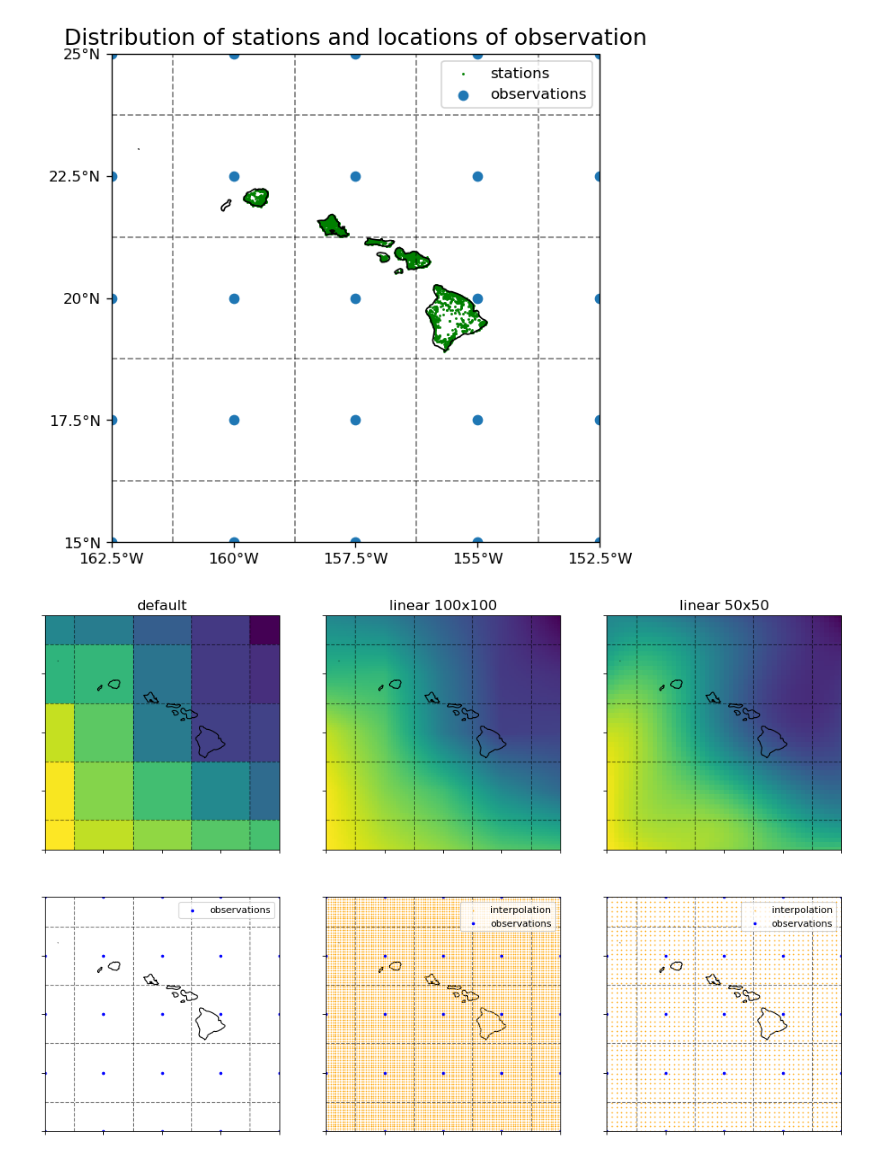
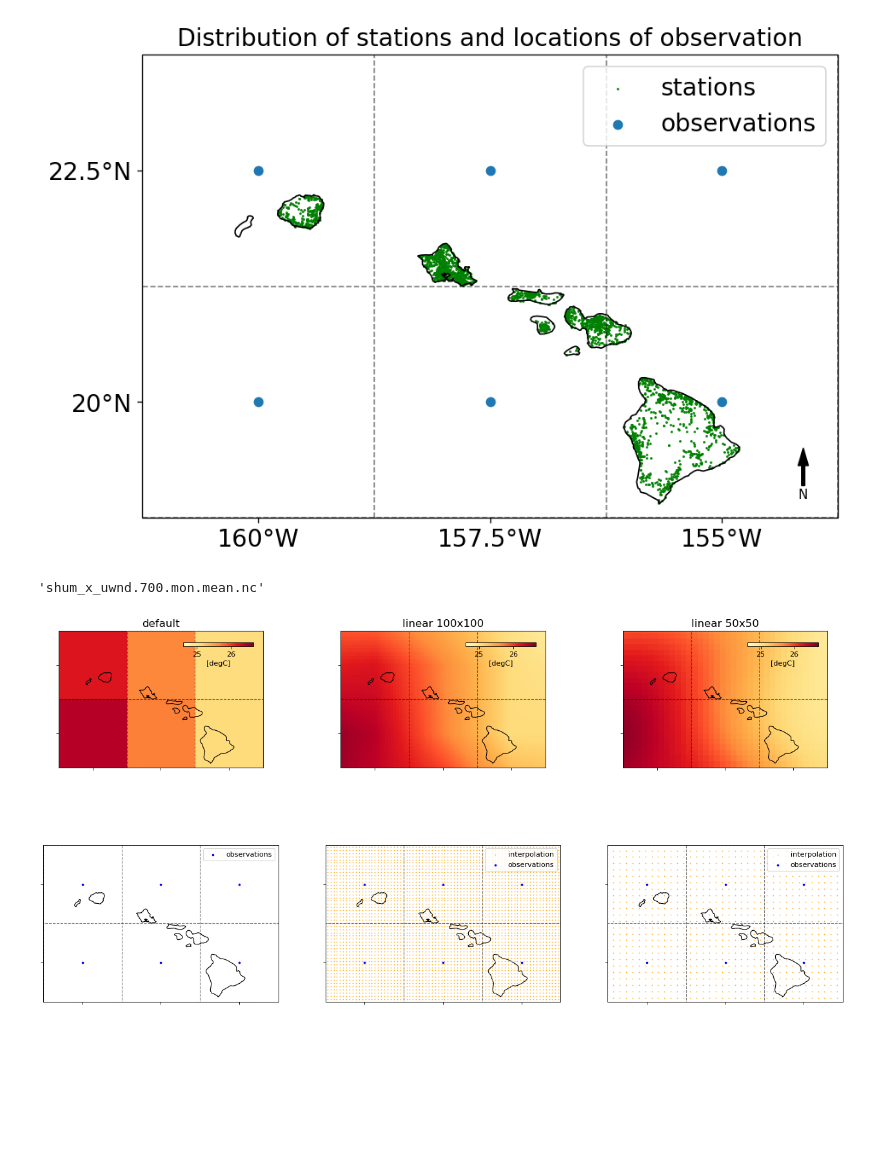
Before and after one commit to yusukemh/StatisticalDownscaling, a Jupyter notebook: finalize/02_dataset_explorer.ipynb, the cells around one changed output. Cells and saved outputs as stored; diff of their text form; code cells hidden in the pictures; blank space fills up the shorter version.

```diff
--- a/finalize/02_dataset_explorer.ipynb
+++ b/finalize/02_dataset_explorer.ipynb
@@ -19,41 +19,59 @@ filename_stations = os.path.join(raw_data_dir, 'FilledDataset2012.xlsx')
 dest_filename = os.path.join(dest_dir, 'dataset_6grid.csv')
 # %%
 # Visualize the locations of the stations
+fontsize = 17
 df_locations = pd.read_csv(filename_skn_locations)
 lat_hawaii = [15, 17.5, 20, 22.5, 25]
 lon_hawaii = [-162.5, -160, -157.5, -155, -152.5]
 xx, yy = np.meshgrid(lon_hawaii, lat_hawaii)
 
 plt.figure(figsize=(10, 6), dpi=120)
 ax = plt.axes(projection=ccrs.PlateCarree())
 
 xmin, xmax = -162.5, -152.5
-ymin, ymax = 15, 25
+ymin, ymax = 15 + 2.5, 25
+
+ax.tick_params(axis='both', which='major', labelsize=fontsize)
 
 ax.set_xticks(np.arange(xmin, xmax+1, 2.5))
 ax.set_yticks(np.arange(ymin, ymax+1, 2.5))
-ax.set_xlim(xmin, xmax)
-ax.set_ylim(ymin, ymax)
+
+ax.set_xlim(xmin + 1.25, xmax - 1.25)
+ax.set_ylim(ymin + 1.25, ymax - 1.25)
+
+
 lon_formatter = cticker.LongitudeFormatter()
 lat_formatter = cticker.LatitudeFormatter()
 ax.xaxis.set_major_formatter(lon_formatter)
 ax.yaxis.set_major_formatter(lat_formatter)
 ax.grid(linewidth=2, color='black', linestyle='--')
 
 stations = plt.scatter(df_locations["Lon_DD"], df_locations["Lat_DD"], s=0.5, marker='o', color="green", label="stations")
 observations = plt.scatter(xx, yy, label="observations")
 plt.vlines(x=np.arange(xmin, xmax+1, 2.5) - 1.25, ymin=ymin, ymax=ymax, color="k", linewidth=1, linestyle="--", alpha=0.5)
 plt.hlines(y=np.arange(ymin, ymax+1, 2.5) - 1.25 , xmin=xmin, xmax=xmax, color="k", linewidth=1, linestyle="--", alpha=0.5)
-plt.title("Distribution of stations and locations of observation", fontsize=(15))
-plt.legend()
+plt.title("Distribution of stations and locations of observation", fontsize=(fontsize))
+plt.legend(fontsize=fontsize)
 ax.coastlines(resolution='10m')
+
+x, y, arrow_length = 0.95, 0.15, 0.1
+ax.annotate('N', xy=(x, y), xytext=(x, y-arrow_length),
+            arrowprops=dict(facecolor='black', width=2, headwidth=7),
+            ha='center', va='center', fontsize=9,
+            xycoords=ax.transAxes)
 print()
+plt.savefig('plots/02_stations_and_obs')
 # %% [output]
-[figure, old version]
+[figure, new version]
+# %%
+NC_FILE_NAMES[8]
+# %% [output]
+'shum_x_uwnd.700.mon.mean.nc'
 # %%
 # load a sample dataset
-ds_air2m = xr.open_dataset(os.path.join(raw_data_dir, f"reanalysis_data/{NC_FILE_NAMES[0]}"))
-data_matrix = ds_air2m.loc[dict(time="1948-06-01", lon=np.array(lon_hawaii) + 360, lat=lat_hawaii)]["air"]
+i = 14
+ds_air2m = xr.open_dataset(os.path.join(raw_data_dir, f"reanalysis_data/{NC_FILE_NAMES[i]}"))
+data_matrix = ds_air2m.loc[dict(time="1948-06-01", lon=np.array(lon_hawaii) + 360, lat=lat_hawaii)][NC_ATTRIBUTES[i]]
 
 # apply linear interpolation
 data_matrix_interp_100 = data_matrix.interp(
@@ -81,13 +99,37 @@ data_matrix_interp_50 = data_matrix.interp(
 )
 
 fig, axs = plt.subplots(
-    2, 3, figsize=(15, 10), dpi=80,
+    2, 3, figsize=(20, 10), dpi=80,
     subplot_kw={'projection': ccrs.PlateCarree()},
+    gridspec_kw={'wspace': 0.2, 'hspace': 0, 'width_ratios': [1, 1, 1]}
 )
 
-data_matrix.plot(ax=axs[0, 0], add_colorbar=False)
-data_matrix_interp_100.plot(ax=axs[0, 1], add_colorbar=False)
-data_matrix_interp_50.plot(ax=axs[0, 2], add_colorbar=False)
+data_matrix.plot(
+    ax=axs[0, 0],
+    add_colorbar=True,
+    cmap='YlOrRd',
+    cbar_kwargs={
+        'shrink':0.3,
+        'orientation':'horizontal',
+        'anchor':(0.85, 7),
+        'label': '[degC]'
+    })
+data_matrix_interp_100.plot(
+    ax=axs[0, 1],
+    add_colorbar=True,
+    cmap='YlOrRd',
+    cbar_kwargs={
+        'shrink':0.3, 'orientation':'horizontal', 'anchor':(0.85, 7),
+        'label': '[degC]'
+    })
+data_matrix_interp_50.plot(
+    ax=axs[0, 2],
+    add_colorbar=True,
+    cmap='YlOrRd',
+    cbar_kwargs={
+        'shrink':0.3, 'orientation':'horizontal', 'anchor':(0.85, 7),
+        'label': '[degC]'
+    })
 
 for ax in axs.flatten():
     ax.set_xticks(np.arange(xmin, xmax+1, 2.5))
@@ -96,6 +138,8 @@ for ax in axs.flatten():
 
     ax.set_xlim(xmin, xmax)
     ax.set_ylim(ymin, ymax)
+    ax.set_xlim(xmin + 1.25, xmax - 1.25)
+    ax.set_ylim(ymin + 1.25, ymax - 1.25)
     ax.coastlines(resolution='10m')
     ax.grid(linewidth=2, color='black', linestyle='--')
     ax.vlines(x=np.arange(xmin, xmax+1, 2.5) - 1.25, ymin=ymin, ymax=ymax, color="k", linewidth=1, linestyle="--", alpha=0.5)
@@ -106,7 +150,6 @@ for ax in axs.flatten():
 axs[0, 0].set_title("default", fontsize=(15))
 axs[0, 1].set_title("linear 100x100", fontsize=(15))
 axs[0, 2].set_title("linear 50x50", fontsize=(15))
-
 
 # lower plots
 xx, yy = np.meshgrid(lon_hawaii, lat_hawaii)
@@ -130,4 +173,4 @@ for i in range(3):
 
 print()
 # %% [output]
-[figure, old version]
+[figure, new version]
```
Also changed, not shown: parts of 24 cells of this notebook, 5 other files.
